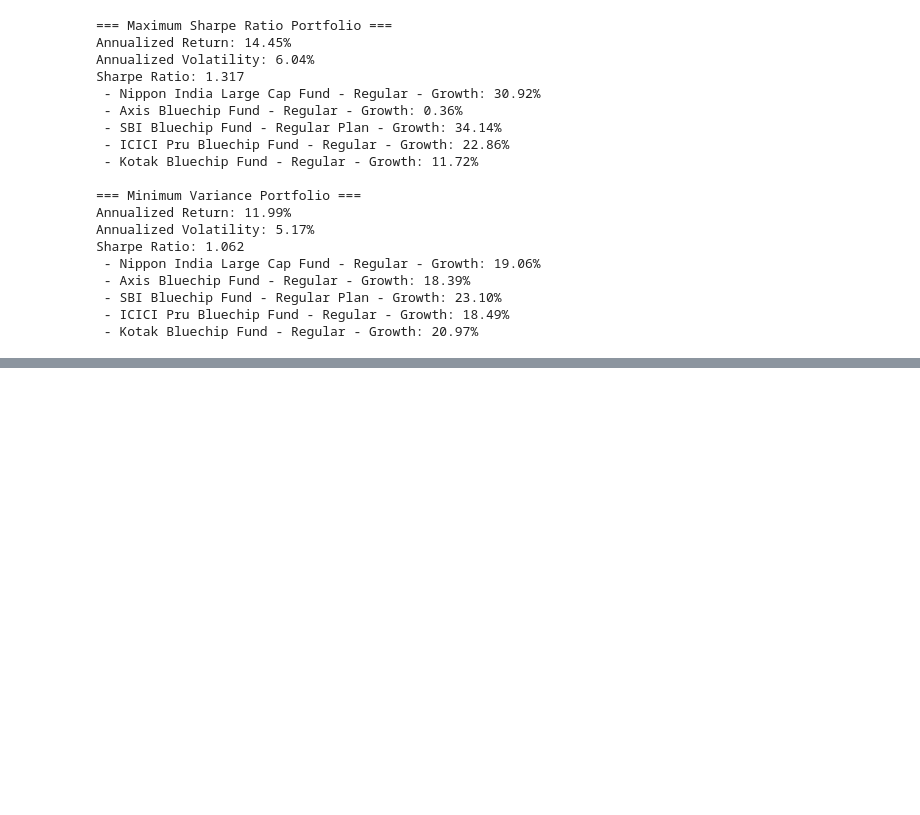
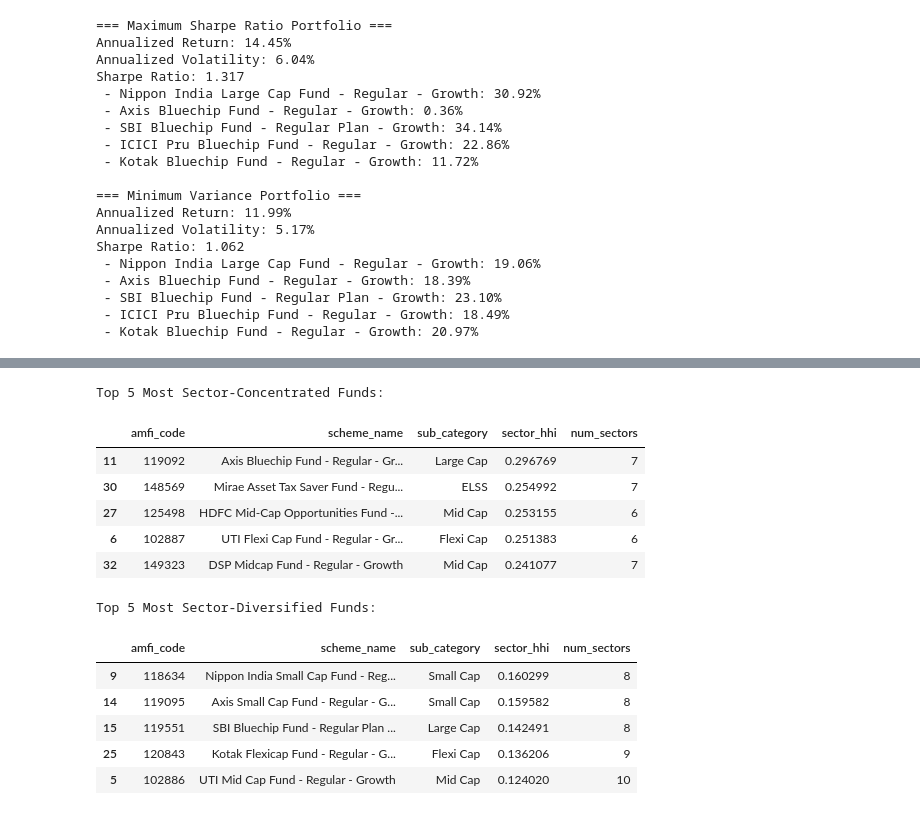
Before and after one commit to rrajput18/MutualFundAnalysis, a Jupyter notebook: notebooks/05_advanced_analytics.ipynb, the cells around one changed output, grey strips where cells are left out. Drawn from its saved outputs; the diff is of its cells as text; code cells hidden in the pictures; blank space fills up the shorter version.

Commit message:
Implement Day 5 advanced performance and investor demographics analytics

```diff
--- a/notebooks/05_advanced_analytics.ipynb
+++ b/notebooks/05_advanced_analytics.ipynb
@@ -180,0 +185,8 @@ Sharpe Ratio: 1.062
+# %%
+# Load additional datasets for the extended analysis
+transactions = pd.read_csv(processed_dir / "clean_transactions.csv")
+performance = pd.read_csv(processed_dir / "clean_performance.csv")
+portfolio = pd.read_csv(processed_dir / "clean_portfolio_holdings.csv")
+
+transactions['transaction_date'] = pd.to_datetime(transactions['transaction_date'])
+print("Additional datasets loaded successfully!")
@@ -180,0 +428,40 @@ Sharpe Ratio: 1.062
+# %%
+# Filter for equity funds
+equity_codes = fm[fm['category'] == 'Equity']['amfi_code'].unique()
+portfolio_eq = portfolio[portfolio['amfi_code'].isin(equity_codes)].copy()
+
+hhi_data = []
+for code, group in portfolio_eq.groupby('amfi_code'):
+    sector_weights = group.groupby('sector')['weight_pct'].sum()
+    hhi_decimal = ((sector_weights / 100) ** 2).sum()
+
+    fund_info = fm[fm['amfi_code'] == code].iloc[0]
+    hhi_data.append({
+        'amfi_code': code,
+        'scheme_name': fund_info['scheme_name'],
+        'sub_category': fund_info['sub_category'],
+        'sector_hhi': hhi_decimal,
+        'num_sectors': len(sector_weights)
+    })
+
+df_hhi = pd.DataFrame(hhi_data).sort_values('sector_hhi', ascending=False)
+print("Top 5 Most Sector-Concentrated Funds:")
+display(df_hhi.head(5))
+
+print("\nTop 5 Most Sector-Diversified Funds:")
+display(df_hhi.tail(5))
+# %% [output]
+Top 5 Most Sector-Concentrated Funds:
+|  | amfi_code | scheme_name | sub_category | sector_hhi | num_sectors |
+| 11 | 119092 | Axis Bluechip Fund - Regular - Gr... | Large Cap | 0.296769 | 7 |
+| 30 | 148569 | Mirae Asset Tax Saver Fund - Regu... | ELSS | 0.254992 | 7 |
+| 27 | 125498 | HDFC Mid-Cap Opportunities Fund -... | Mid Cap | 0.253155 | 6 |
+| 6 | 102887 | UTI Flexi Cap Fund - Regular - Gr... | Flexi Cap | 0.251383 | 6 |
+| 32 | 149323 | DSP Midcap Fund - Regular - Growth | Mid Cap | 0.241077 | 7 |
+Top 5 Most Sector-Diversified Funds:
+|  | amfi_code | scheme_name | sub_category | sector_hhi | num_sectors |
+| 9 | 118634 | Nippon India Small Cap Fund - Reg... | Small Cap | 0.160299 | 8 |
+| 14 | 119095 | Axis Small Cap Fund - Regular - G... | Small Cap | 0.159582 | 8 |
+| 15 | 119551 | SBI Bluechip Fund - Regular Plan ... | Large Cap | 0.142491 | 8 |
+| 25 | 120843 | Kotak Flexicap Fund - Regular - G... | Flexi Cap | 0.136206 | 9 |
+| 5 | 102886 | UTI Mid Cap Fund - Regular - Growth | Mid Cap | 0.124020 | 10 |
```
Also changed, not shown: parts of 14 cells of this notebook, 3 other files.
